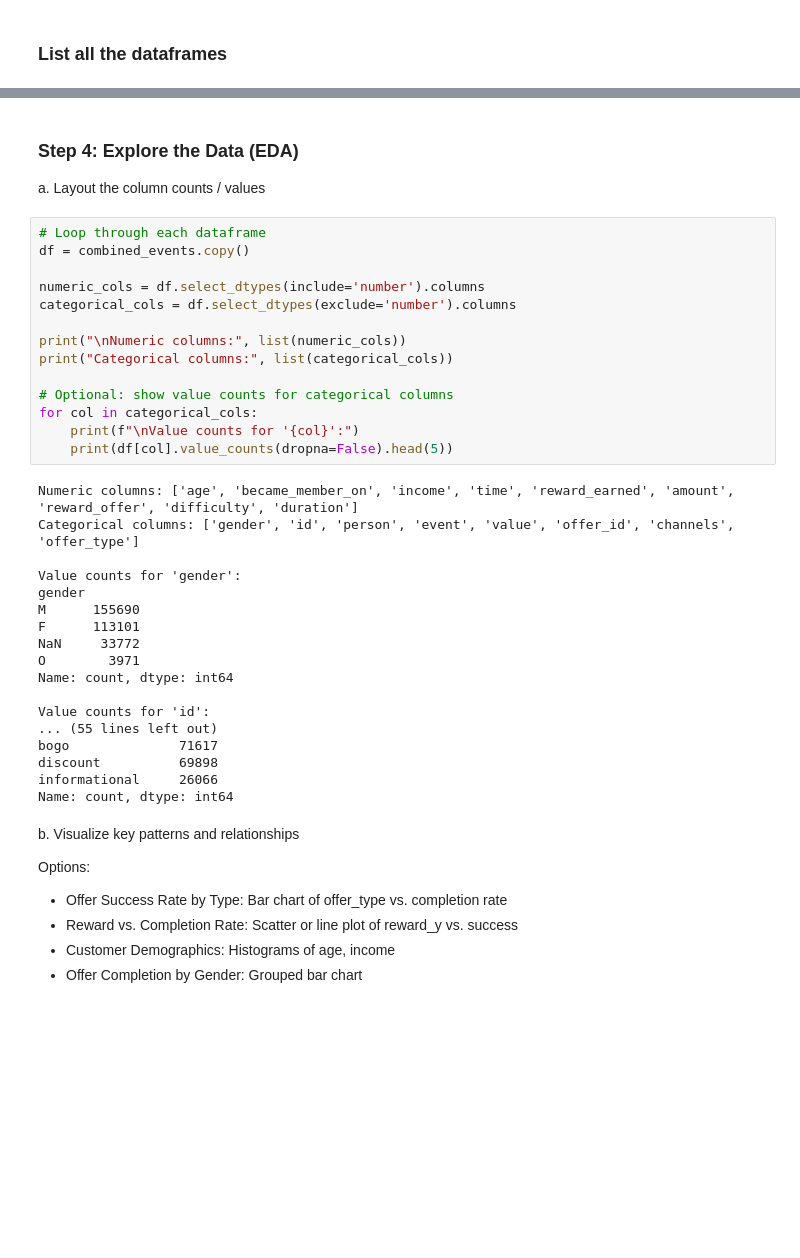
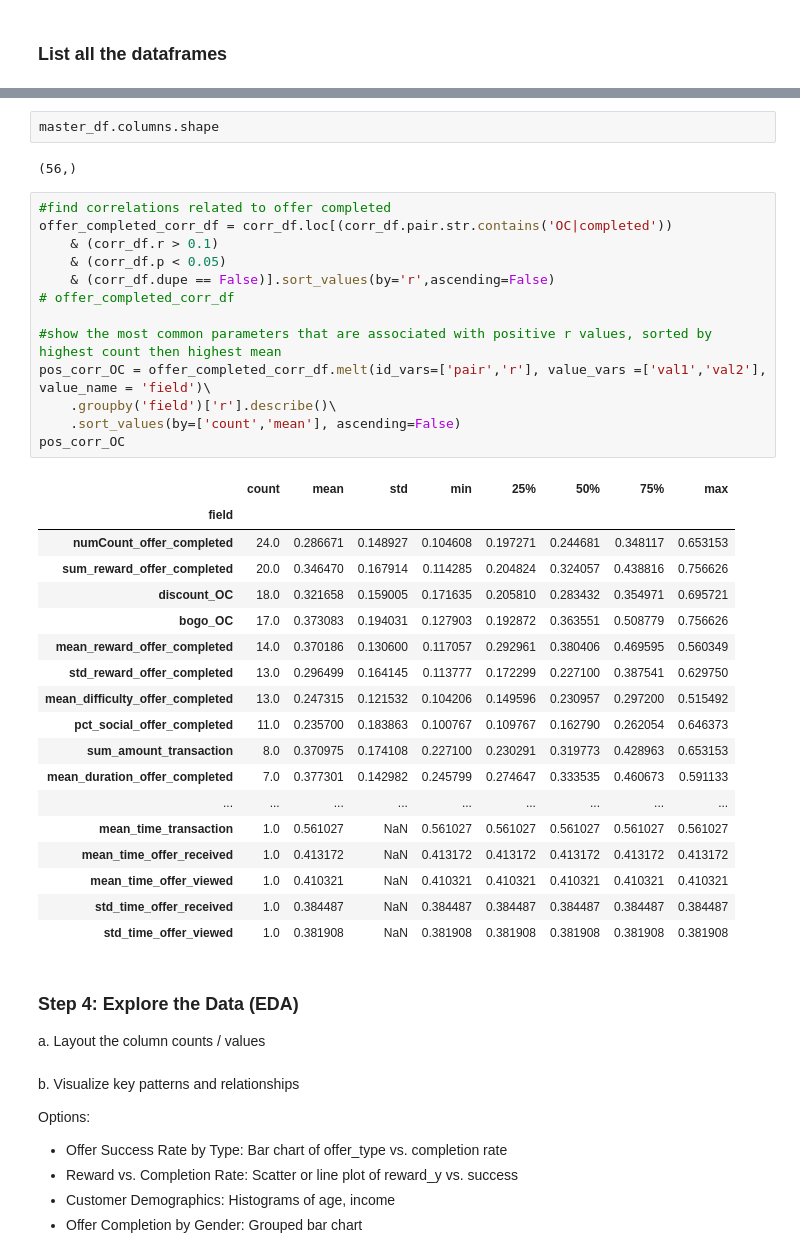
Before and after one commit to kiah-ucsd/DSE200, a Jupyter notebook: Mini_Project_2.ipynb, the cells around one changed output, grey strips where cells are left out. Drawn from its saved outputs; the diff is of its cells as text; blank space fills up the shorter version.

```diff
--- a/Mini_Project_2.ipynb
+++ b/Mini_Project_2.ipynb
@@ -547,38 +525,42 @@ combined_events.head(2)
+# %%
+master_df.columns.shape
+# %% [output]
+(56,)
+# %%
+#find correlations related to offer completed
+offer_completed_corr_df = corr_df.loc[(corr_df.pair.str.contains('OC|completed'))
+    & (corr_df.r > 0.1)
+    & (corr_df.p < 0.05)
+    & (corr_df.dupe == False)].sort_values(by='r',ascending=False)
+# offer_completed_corr_df
+
+#show the most common parameters that are associated with positive r values, sorted by highest count then highest mean
+pos_corr_OC = offer_completed_corr_df.melt(id_vars=['pair','r'], value_vars =['val1','val2'], value_name = 'field')\
+    .groupby('field')['r'].describe()\
+    .sort_values(by=['count','mean'], ascending=False)
+pos_corr_OC
+# %% [output]
+|  | count | mean | std | min | 25% | 50% | 75% | max |
+| field |  |  |  |  |  |  |  |  |
+| numCount_offer_completed | 24.0 | 0.286671 | 0.148927 | 0.104608 | 0.197271 | 0.244681 | 0.348117 | 0.653153 |
+| sum_reward_offer_completed | 20.0 | 0.346470 | 0.167914 | 0.114285 | 0.204824 | 0.324057 | 0.438816 | 0.756626 |
+| discount_OC | 18.0 | 0.321658 | 0.159005 | 0.171635 | 0.205810 | 0.283432 | 0.354971 | 0.695721 |
+| bogo_OC | 17.0 | 0.373083 | 0.194031 | 0.127903 | 0.192872 | 0.363551 | 0.508779 | 0.756626 |
+| mean_reward_offer_completed | 14.0 | 0.370186 | 0.130600 | 0.117057 | 0.292961 | 0.380406 | 0.469595 | 0.560349 |
+| std_reward_offer_completed | 13.0 | 0.296499 | 0.164145 | 0.113777 | 0.172299 | 0.227100 | 0.387541 | 0.629750 |
+| mean_difficulty_offer_completed | 13.0 | 0.247315 | 0.121532 | 0.104206 | 0.149596 | 0.230957 | 0.297200 | 0.515492 |
+| pct_social_offer_completed | 11.0 | 0.235700 | 0.183863 | 0.100767 | 0.109767 | 0.162790 | 0.262054 | 0.646373 |
+| sum_amount_transaction | 8.0 | 0.370975 | 0.174108 | 0.227100 | 0.230291 | 0.319773 | 0.428963 | 0.653153 |
+| mean_duration_offer_completed | 7.0 | 0.377301 | 0.142982 | 0.245799 | 0.274647 | 0.333535 | 0.460673 | 0.591133 |
+| ... | ... | ... | ... | ... | ... | ... | ... | ... |
+| mean_time_transaction | 1.0 | 0.561027 | NaN | 0.561027 | 0.561027 | 0.561027 | 0.561027 | 0.561027 |
+| mean_time_offer_received | 1.0 | 0.413172 | NaN | 0.413172 | 0.413172 | 0.413172 | 0.413172 | 0.413172 |
+| mean_time_offer_viewed | 1.0 | 0.410321 | NaN | 0.410321 | 0.410321 | 0.410321 | 0.410321 | 0.410321 |
+| std_time_offer_received | 1.0 | 0.384487 | NaN | 0.384487 | 0.384487 | 0.384487 | 0.384487 | 0.384487 |
+| std_time_offer_viewed | 1.0 | 0.381908 | NaN | 0.381908 | 0.381908 | 0.381908 | 0.381908 | 0.381908 |
 # %% [markdown]
 ### Step 4: Explore the Data (EDA)
 a. Layout the column counts / values
-# %%
-# Loop through each dataframe
-df = combined_events.copy()
-
-numeric_cols = df.select_dtypes(include='number').columns
-categorical_cols = df.select_dtypes(exclude='number').columns
-
-print("\nNumeric columns:", list(numeric_cols))
-print("Categorical columns:", list(categorical_cols))
-
-# Optional: show value counts for categorical columns
-for col in categorical_cols:
-    print(f"\nValue counts for '{col}':")
-    print(df[col].value_counts(dropna=False).head(5))
-# %% [output]
-Numeric columns: ['age', 'became_member_on', 'income', 'time', 'reward_earned', 'amount', 'reward_offer', 'difficulty', 'duration']
-Categorical columns: ['gender', 'id', 'person', 'event', 'value', 'offer_id', 'channels', 'offer_type']
-
-Value counts for 'gender':
-gender
-M      155690
-F      113101
-NaN     33772
-O        3971
-Name: count, dtype: int64
-
-Value counts for 'id':
-... (55 lines left out)
-bogo              71617
-discount          69898
-informational     26066
-Name: count, dtype: int64
 # %% [markdown]
 b. Visualize key patterns and relationships
 
```
Also changed, not shown: parts of 66 cells of this notebook.
